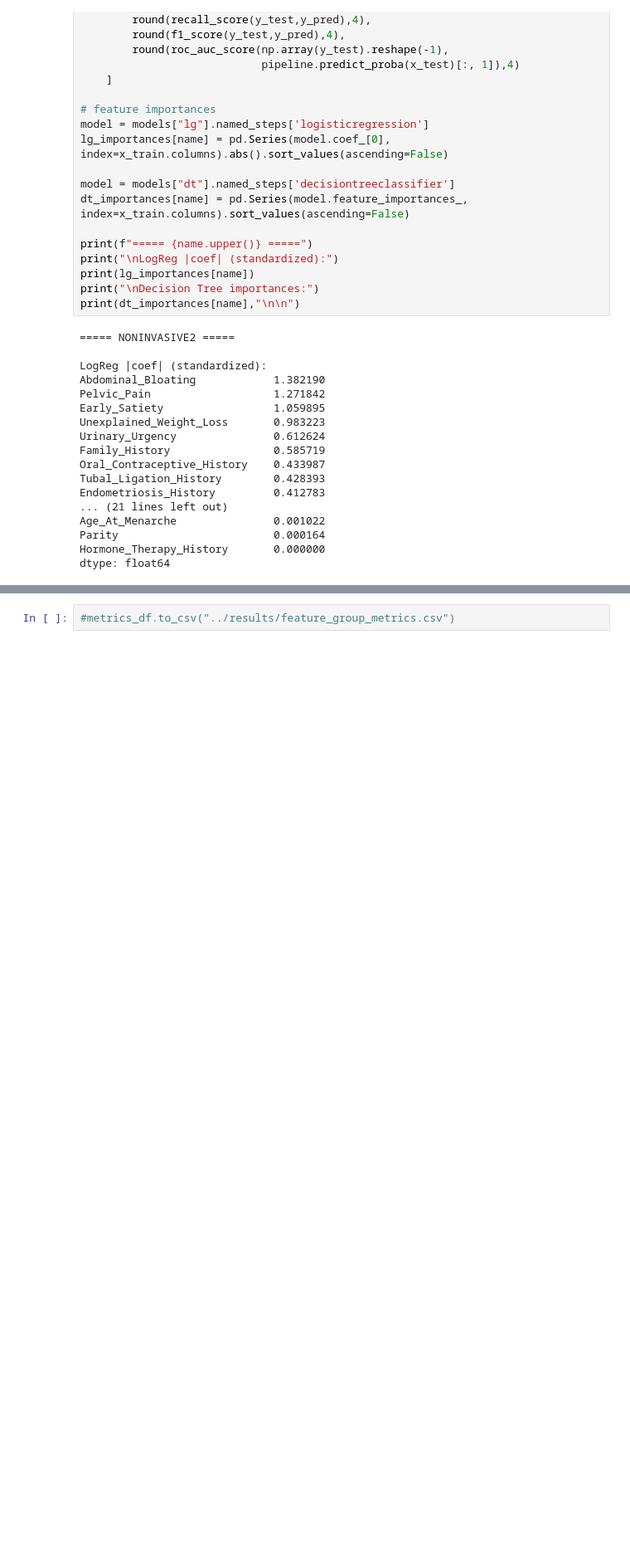
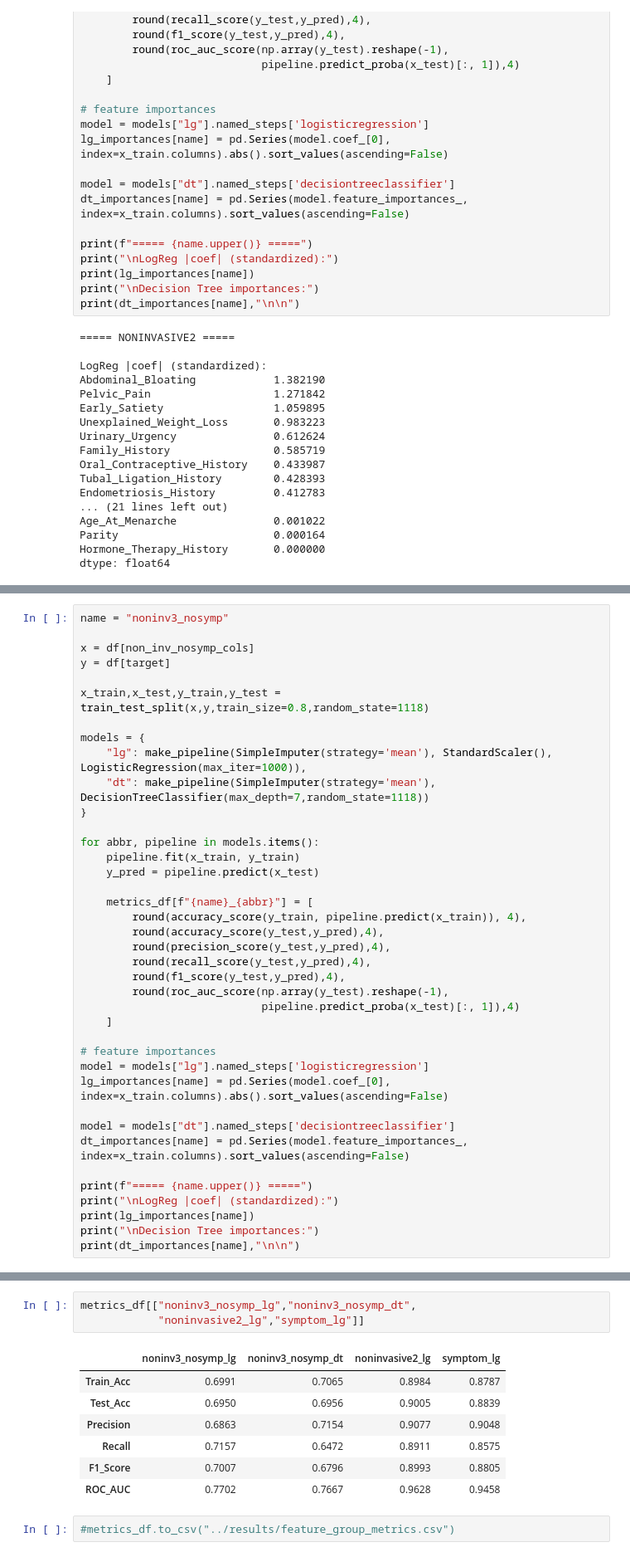
Before and after one commit to zaisid/OvarianCancer50k_ML, a Jupyter notebook: notebooks/ModelReduction.ipynb, the cells around one changed output, grey strips where cells are left out. Shown at 83% size. Drawn from its saved outputs; the diff is of its cells as text; blank space fills up the shorter version.

```diff
--- a/notebooks/ModelReduction.ipynb
+++ b/notebooks/ModelReduction.ipynb
@@ -493,0 +505,39 @@ metrics_df[["noninvasive2_lg","noninvasive2_dt"]]
+# %%
+name = "noninv3_nosymp"
+
+x = df[non_inv_nosymp_cols]
+y = df[target]
+
+x_train,x_test,y_train,y_test = train_test_split(x,y,train_size=0.8,random_state=1118)
+
+models = {
+    "lg": make_pipeline(SimpleImputer(strategy='mean'), StandardScaler(), LogisticRegression(max_iter=1000)),
+    "dt": make_pipeline(SimpleImputer(strategy='mean'), DecisionTreeClassifier(max_depth=7,random_state=1118))
+}
+
+for abbr, pipeline in models.items():
+    pipeline.fit(x_train, y_train)
+    y_pred = pipeline.predict(x_test)
+
+    metrics_df[f"{name}_{abbr}"] = [
+        round(accuracy_score(y_train, pipeline.predict(x_train)), 4),
+        round(accuracy_score(y_test,y_pred),4),
+        round(precision_score(y_test,y_pred),4),
+        round(recall_score(y_test,y_pred),4),
+        round(f1_score(y_test,y_pred),4),
+        round(roc_auc_score(np.array(y_test).reshape(-1),
+                            pipeline.predict_proba(x_test)[:, 1]),4)
+    ]
+
+# feature importances
+model = models["lg"].named_steps['logisticregression']
+lg_importances[name] = pd.Series(model.coef_[0], index=x_train.columns).abs().sort_values(ascending=False)
+
+model = models["dt"].named_steps['decisiontreeclassifier']
+dt_importances[name] = pd.Series(model.feature_importances_, index=x_train.columns).sort_values(ascending=False)
+
+print(f"===== {name.upper()} =====")
+print("\nLogReg |coef| (standardized):")
+print(lg_importances[name])
+print("\nDecision Tree importances:")
+print(dt_importances[name],"\n\n")
@@ -494,2 +562,13 @@ metrics_df[["noninvasive2_lg","noninvasive2_dt"]]
+# %%
+metrics_df[["noninv3_nosymp_lg","noninv3_nosymp_dt",
+            "noninvasive2_lg","symptom_lg"]]
+# %% [output]
+|  | noninv3_nosymp_lg | noninv3_nosymp_dt | noninvasive2_lg | symptom_lg |
+| Train_Acc | 0.6991 | 0.7065 | 0.8984 | 0.8787 |
+| Test_Acc | 0.6950 | 0.6956 | 0.9005 | 0.8839 |
+| Precision | 0.6863 | 0.7154 | 0.9077 | 0.9048 |
+| Recall | 0.7157 | 0.6472 | 0.8911 | 0.8575 |
+| F1_Score | 0.7007 | 0.6796 | 0.8993 | 0.8805 |
+| ROC_AUC | 0.7702 | 0.7667 | 0.9628 | 0.9458 |
 # %%
 #metrics_df.to_csv("../results/feature_group_metrics.csv")
```
Also changed, not shown: parts of 4 cells of this notebook, 1 other file.
